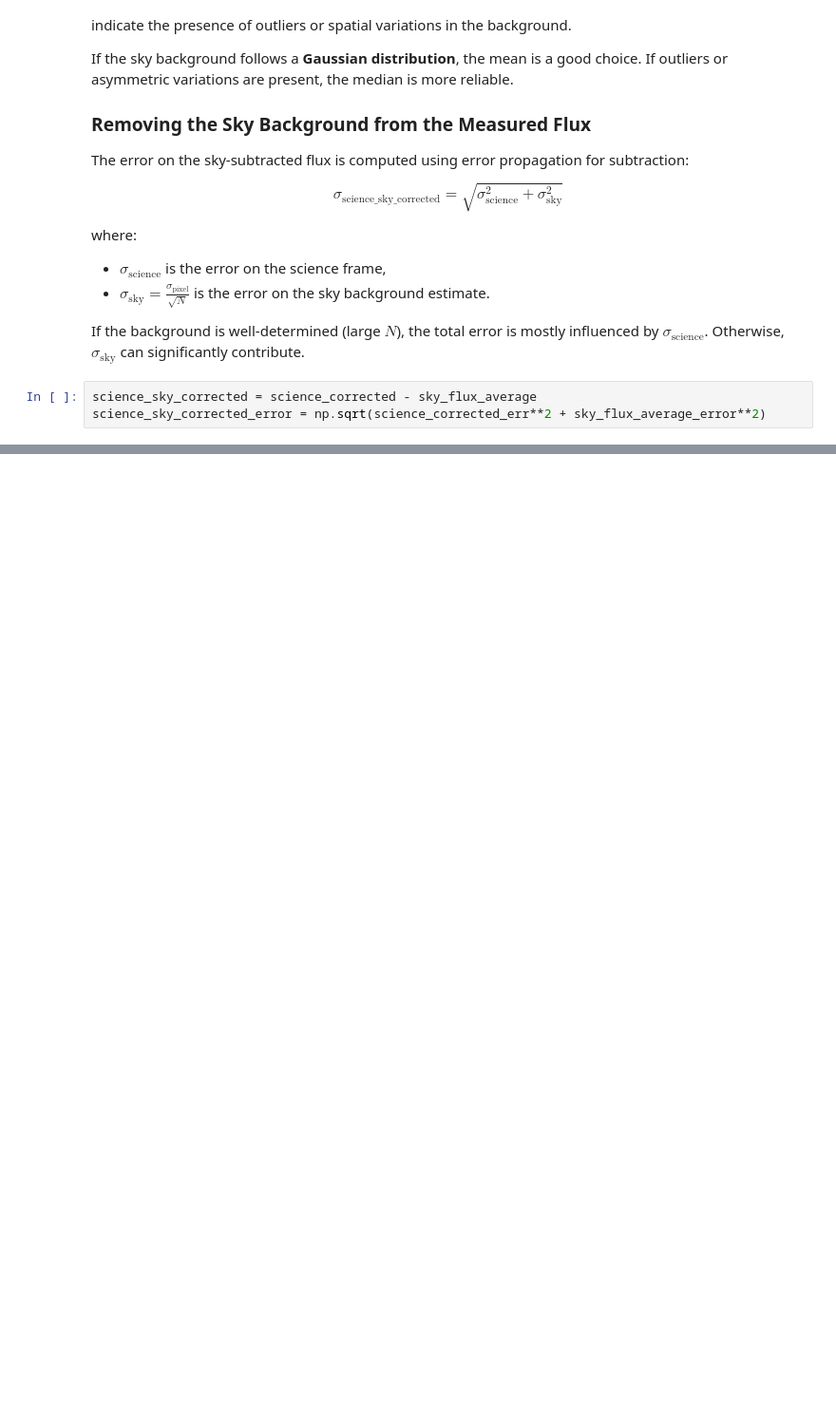
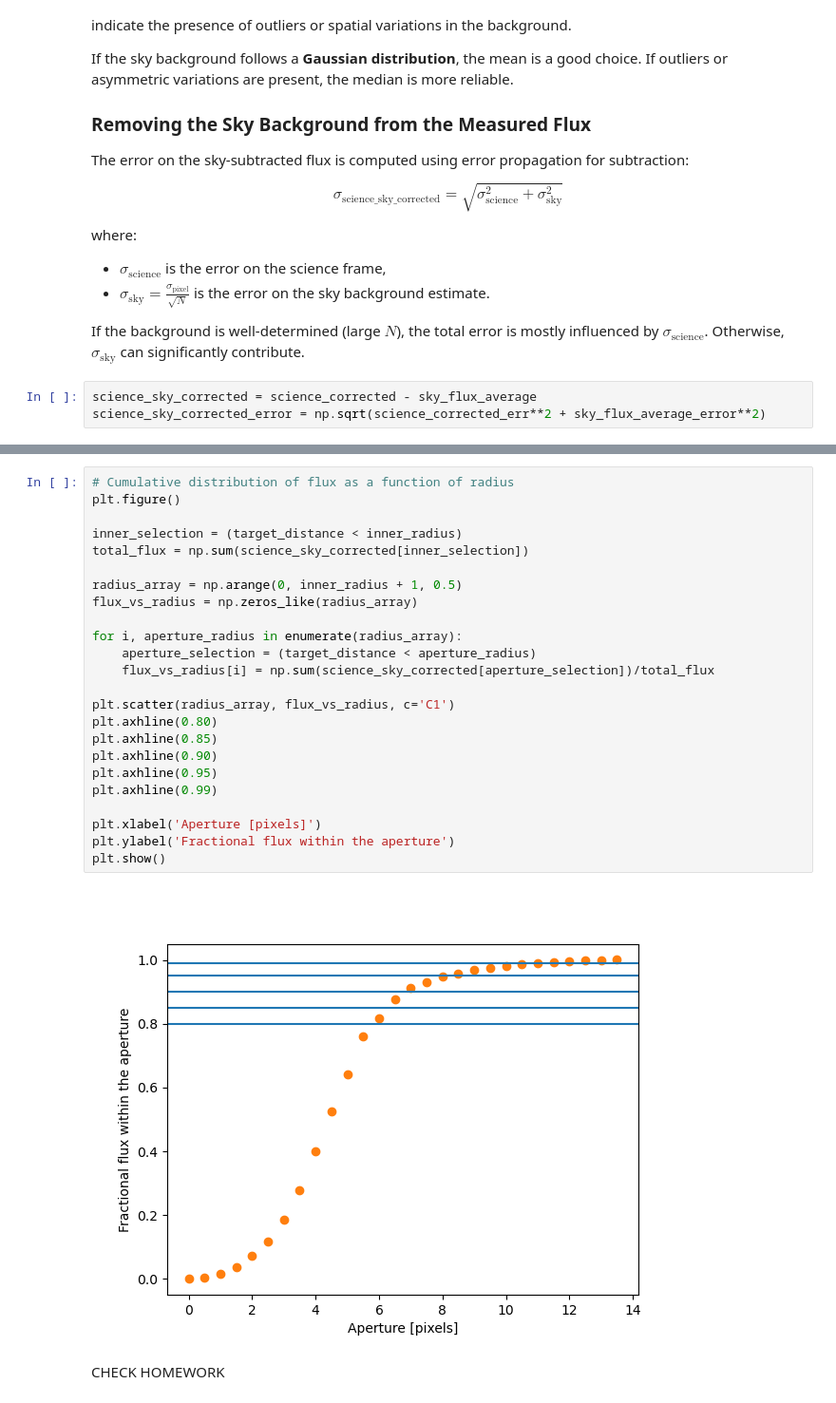
Before and after one commit to LFiaccadori/Astrolab2, a Jupyter notebook: 05 - Aperture Photometry.ipynb, the cells around one changed output, grey strips where cells are left out. Shown: that part at 95% size. Drawn from its saved outputs; the diff is of its cells as text; blank space fills up the shorter version.

Commit message:
Flux Cumulative Distribution

```diff
--- a/05 - Aperture Photometry.ipynb
+++ b/05 - Aperture Photometry.ipynb
@@ -152,0 +161,28 @@ science_sky_corrected_error = np.sqrt(science_corrected_err**2 + sky_flux_averag
+# %%
+# Cumulative distribution of flux as a function of radius
+plt.figure()
+
+inner_selection = (target_distance < inner_radius)
+total_flux = np.sum(science_sky_corrected[inner_selection])
+
+radius_array = np.arange(0, inner_radius + 1, 0.5)
+flux_vs_radius = np.zeros_like(radius_array)
+
+for i, aperture_radius in enumerate(radius_array):
+    aperture_selection = (target_distance < aperture_radius)
+    flux_vs_radius[i] = np.sum(science_sky_corrected[aperture_selection])/total_flux
+
+plt.scatter(radius_array, flux_vs_radius, c='C1')
+plt.axhline(0.80)
+plt.axhline(0.85)
+plt.axhline(0.90)
+plt.axhline(0.95)
+plt.axhline(0.99)
+
+plt.xlabel('Aperture [pixels]')
+plt.ylabel('Fractional flux within the aperture')
+plt.show()
+# %% [output]
+[figure, added]
+# %% [markdown]
+CHECK HOMEWORK
```
Also changed, not shown: parts of 1 cell of this notebook.
